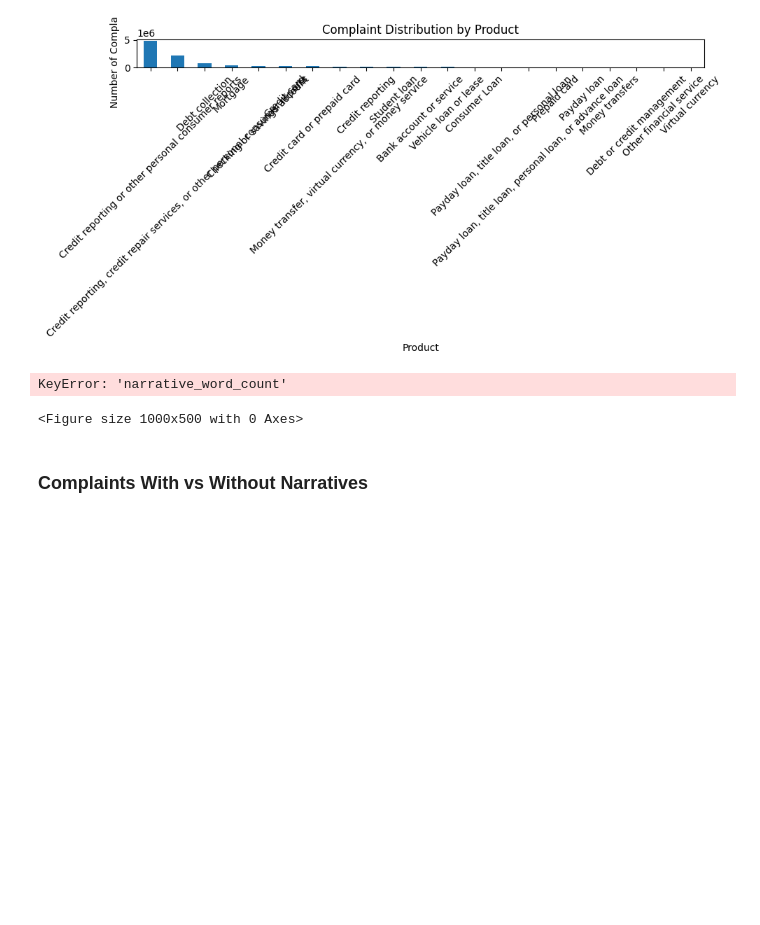
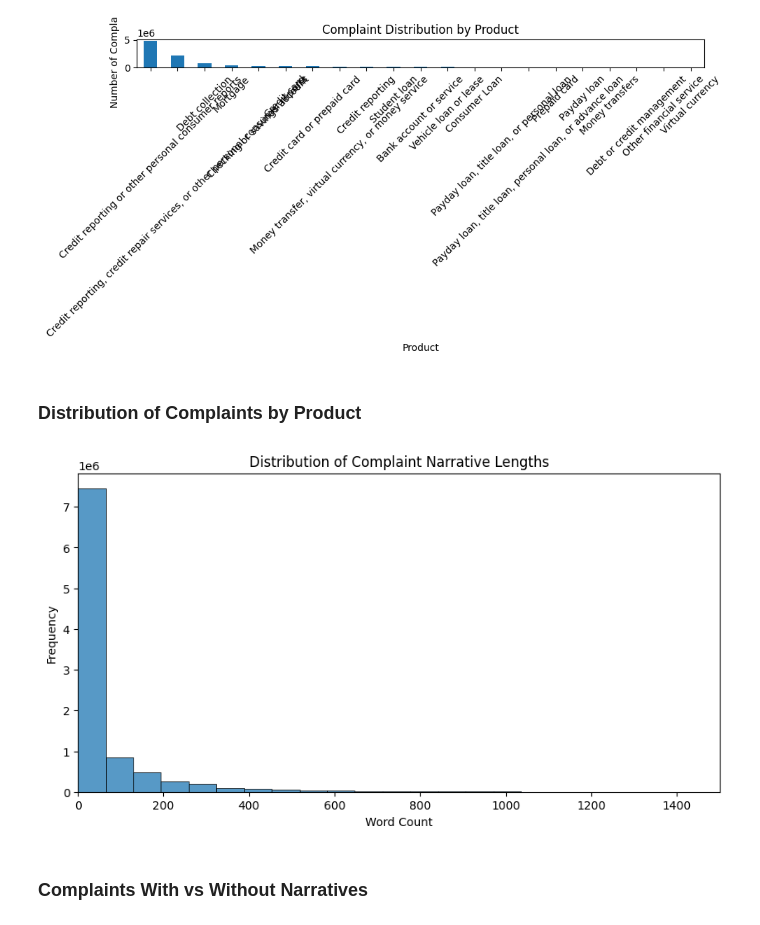
Before and after one commit to Abrhammmo/Complaint-Analysis-for-Financial-Services, a Jupyter notebook: notebooks/compliant-EDA.ipynb, the cells around one changed output. Drawn from its saved outputs; the diff is of its cells as text; code cells hidden in the pictures; blank space fills up the shorter version.

Commit message:
Exploratory Data Analysis and Data Preprocessing

```diff
--- a/notebooks/compliant-EDA.ipynb
+++ b/notebooks/compliant-EDA.ipynb
@@ -9,7 +9,7 @@ import seaborn as sns
 pd.set_option("display.max_columns", None)
 
 # Load dataset
-df = pd.read_csv("../data/raw/..csv")
+df = pd.read_csv("../data/raw/complaints.csv")
 
 print(df.shape)
 df.head()
@@ -60,3 +64,5 @@ plt.tight_layout()
 plt.show()
 # %% [output]
 [figure]
+# %% [markdown]
+### Distribution of Complaints by Product
@@ -63,14 +71,20 @@ plt.show()
 # %%
+
+df["narrative_word_count"] = (
+    df["Consumer complaint narrative"]
+    .fillna("")
+    .apply(lambda x: len(x.split()))
+)
+# visualization of complaint narrative lengths
 plt.figure(figsize=(10, 5))
 sns.histplot(df["narrative_word_count"], bins=100)
 plt.title("Distribution of Complaint Narrative Lengths")
 plt.xlabel("Word Count")
 plt.ylabel("Frequency")
 plt.xlim(0, 1500)
 plt.show()
 # %% [output]
-KeyError: 'narrative_word_count'
-<Figure size 1000x500 with 0 Axes>
+[figure, added]
 # %% [markdown]
 ### Complaints With vs Without Narratives
 # %%
```
Also changed, not shown: parts of 24 cells of this notebook.
